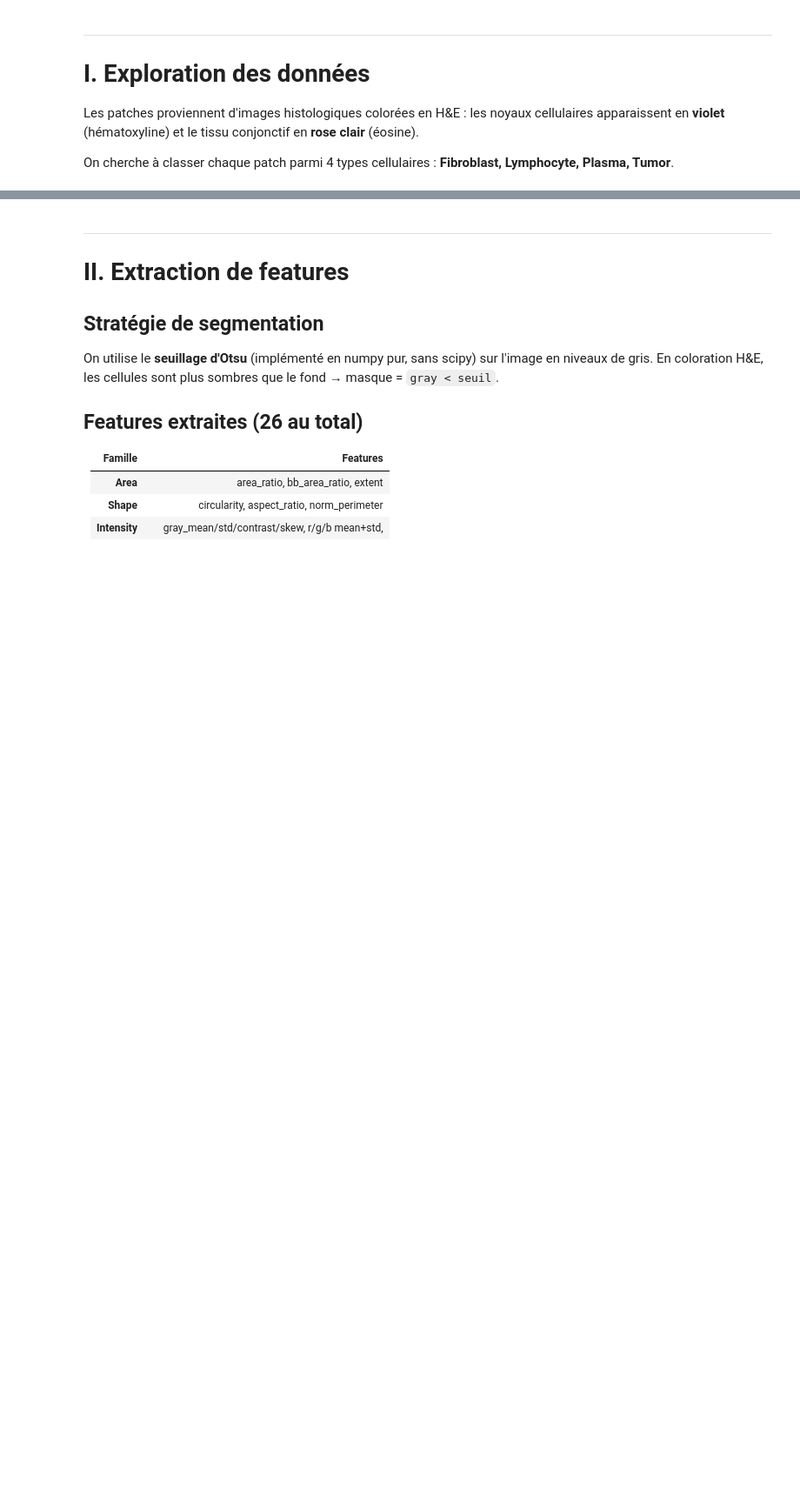
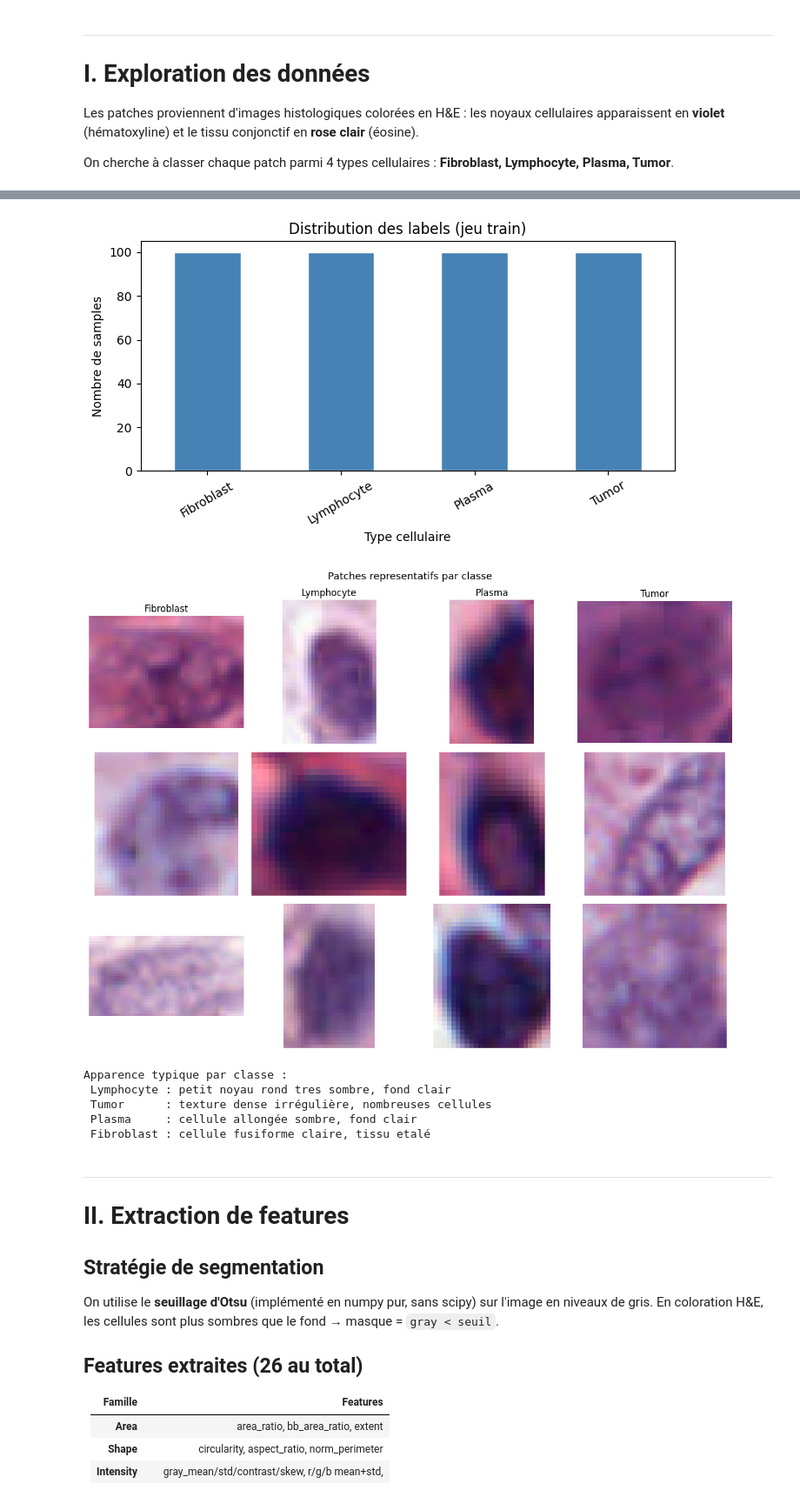
Before and after one commit to YannRM1/IA-Optimisation, a Jupyter notebook: projet_IA_optimisation.ipynb, the cells around one changed output, grey strips where cells are left out. Shown at 87% size. Saved outputs shown, nothing was run; the diff lists cells and outputs as text; code cells hidden in the pictures; blank space fills up the shorter version.

```diff
--- a/projet_IA_optimisation.ipynb
+++ b/projet_IA_optimisation.ipynb
@@ -44,11 +44,11 @@ On cherche à classer chaque patch parmi 4 types cellulaires :
 TRAIN_CSV = 'train.csv'
 IMG_DIR   = 'Training dataset - images-20260520'
 
-df_train = pd.read_csv(TRAIN_CSV)
+df_train = pd.read_csv(TRAIN_CSV, dtype={'Image': str})
 n_samples = len(df_train)
 print(f'Nombre total de samples : {n_samples}')
 
 label_counts = df_train['Label'].value_counts().sort_index()
-print('\nDistribution des labels :')
+print('Distribution des labels :')
 print(label_counts)
-print('\nClasses disponibles :', df_train['Label'].unique())
+print('Classes disponibles :', df_train['Label'].unique())
@@ -62,34 +74,43 @@ ax.set_xlabel('Type cellulaire')
 ax.set_ylabel('Nombre de samples')
 ax.tick_params(axis='x', rotation=30)
 plt.tight_layout(); plt.show()
 
 # 3 patches representatifs par classe
 labels_unique = sorted(df_train['Label'].unique())
 N_ROWS = 3
 fig2, axes2 = plt.subplots(
     N_ROWS, len(labels_unique),
     figsize=(len(labels_unique) * 3, N_ROWS * 3)
 )
 for col, lbl in enumerate(labels_unique):
     samples = df_train[
         df_train['Label'] == lbl
     ].head(N_ROWS)
     for row, (_, s) in enumerate(samples.iterrows()):
-        p = os.path.join(IMG_DIR, f"{s['Image']}.png")
+        img_id = str(s['Image']).zfill(2)
+        p = os.path.join(IMG_DIR, f"{img_id}.png")
         img = np.array(Image.open(p).convert('RGB'))
         axes2[row, col].imshow(img)
         axes2[row, col].axis('off')
         if row == 0:
             axes2[row, col].set_title(lbl, fontsize=12)
 fig2.suptitle('Patches representatifs par classe', fontsize=13)
 plt.tight_layout(); plt.show()
 
 # Apparence typique par classe
 print('\nApparence typique par classe :')
 print(' Lymphocyte : petit noyau rond tres sombre, fond clair')
 print(' Tumor      : texture dense irrégulière, nombreuses cellules')
 print(' Plasma     : cellule allongée sombre, fond clair')
 print(' Fibroblast : cellule fusiforme claire, tissu etalé')
+# %% [output]
+[figure, added]
+[figure, added]
+Apparence typique par classe :
+ Lymphocyte : petit noyau rond tres sombre, fond clair
+ Tumor      : texture dense irrégulière, nombreuses cellules
+ Plasma     : cellule allongée sombre, fond clair
+ Fibroblast : cellule fusiforme claire, tissu etalé
 # %% [markdown]
 ---
 # II. Extraction de features
```
Also changed, not shown: parts of 10 cells of this notebook, 1 other file.
